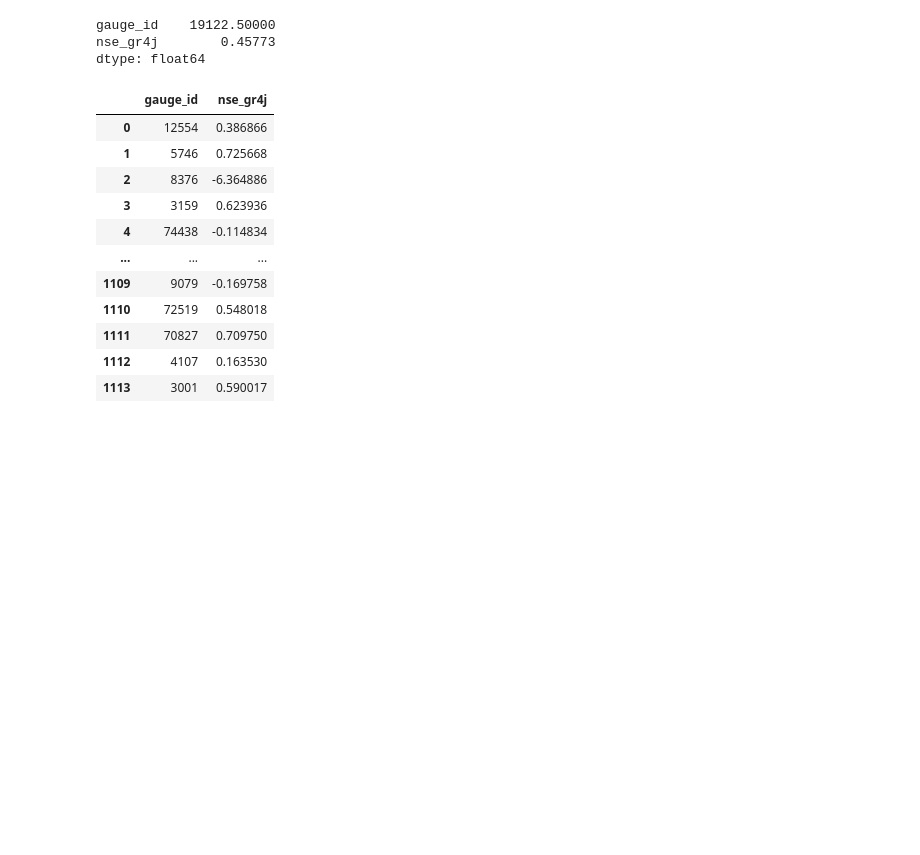
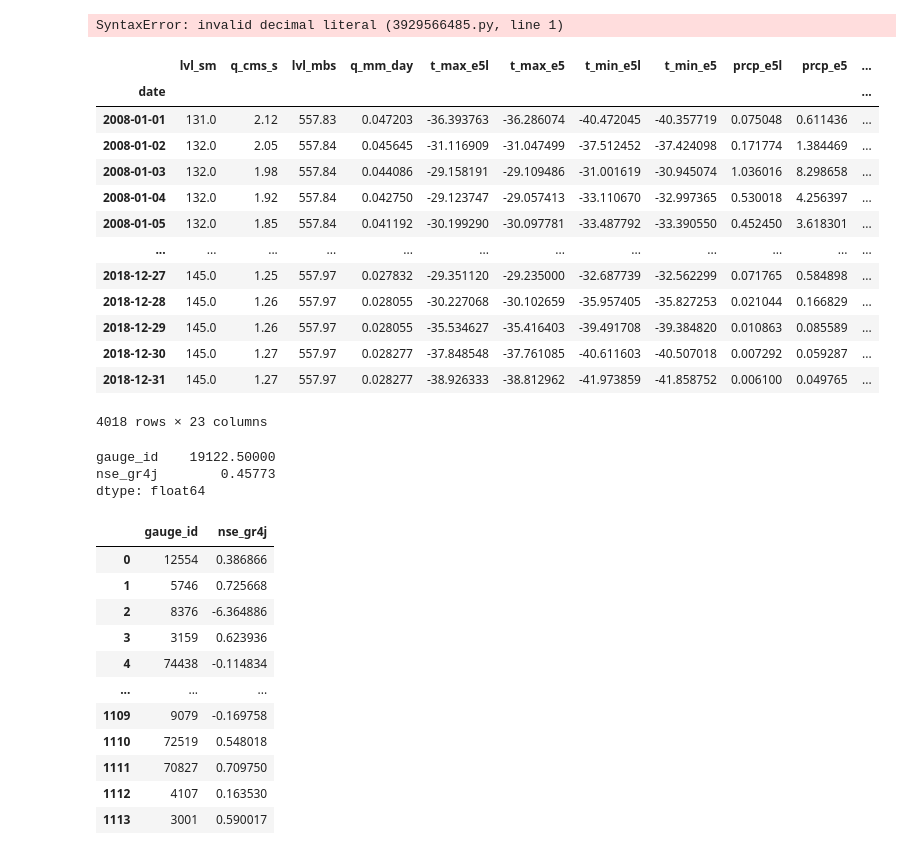
Before and after one commit to dmbrmv/my_dissertation, a Jupyter notebook: conceptual_runs/hbv_gr4j_results.ipynb, the cells around one changed output. Cells and saved outputs as stored; diff of their text form; code cells hidden in the pictures; blank space fills up the shorter version.

```diff
--- a/conceptual_runs/hbv_gr4j_results.ipynb
+++ b/conceptual_runs/hbv_gr4j_results.ipynb
@@ -1,6 +1,34 @@
 # %%
 %load_ext autoreload
 %autoreload 2
+# %%
+/workspaces/my_dissertation/geo_data/ws_related_meteo/nc_all_q
+# %% [output]
+SyntaxError: invalid decimal literal (3929566485.py, line 1)
+# %%
+import xarray as xr
+g_id = "1151"
+with xr.open_dataset(
+    f"/workspaces/my_dissertation/geo_data/ws_related_meteo/nc_all_q/{g_id}.nc"
+) as f:
+    example_df = f.to_pandas()
+    example_df = example_df.drop("gauge_id", axis=1)
+example_df.loc[:"2018-12-31", :]
+# %% [output]
+|  | lvl_sm | q_cms_s | lvl_mbs | q_mm_day | t_max_e5l | t_max_e5 | t_min_e5l | t_min_e5 | prcp_e5l | prcp_e5 | ... |
+| date |  |  |  |  |  |  |  |  |  |  | ... |
+| 2008-01-01 | 131.0 | 2.12 | 557.83 | 0.047203 | -36.393763 | -36.286074 | -40.472045 | -40.357719 | 0.075048 | 0.611436 | ... |
+| 2008-01-02 | 132.0 | 2.05 | 557.84 | 0.045645 | -31.116909 | -31.047499 | -37.512452 | -37.424098 | 0.171774 | 1.384469 | ... |
+| 2008-01-03 | 132.0 | 1.98 | 557.84 | 0.044086 | -29.158191 | -29.109486 | -31.001619 | -30.945074 | 1.036016 | 8.298658 | ... |
+| 2008-01-04 | 132.0 | 1.92 | 557.84 | 0.042750 | -29.123747 | -29.057413 | -33.110670 | -32.997365 | 0.530018 | 4.256397 | ... |
+| 2008-01-05 | 132.0 | 1.85 | 557.84 | 0.041192 | -30.199290 | -30.097781 | -33.487792 | -33.390550 | 0.452450 | 3.618301 | ... |
+| ... | ... | ... | ... | ... | ... | ... | ... | ... | ... | ... | ... |
+| 2018-12-27 | 145.0 | 1.25 | 557.97 | 0.027832 | -29.351120 | -29.235000 | -32.687739 | -32.562299 | 0.071765 | 0.584898 | ... |
+| 2018-12-28 | 145.0 | 1.26 | 557.97 | 0.028055 | -30.227068 | -30.102659 | -35.957405 | -35.827253 | 0.021044 | 0.166829 | ... |
+| 2018-12-29 | 145.0 | 1.26 | 557.97 | 0.028055 | -35.534627 | -35.416403 | -39.491708 | -39.384820 | 0.010863 | 0.085589 | ... |
+| 2018-12-30 | 145.0 | 1.27 | 557.97 | 0.028277 | -37.848548 | -37.761085 | -40.611603 | -40.507018 | 0.007292 | 0.059287 | ... |
+| 2018-12-31 | 145.0 | 1.27 | 557.97 | 0.028277 | -38.926333 | -38.812962 | -41.973859 | -41.858752 | 0.006100 | 0.049765 | ... |
+4018 rows × 23 columns
 # %%
 import glob
 import pandas as pd
```
Also changed, not shown: 22 other files.
